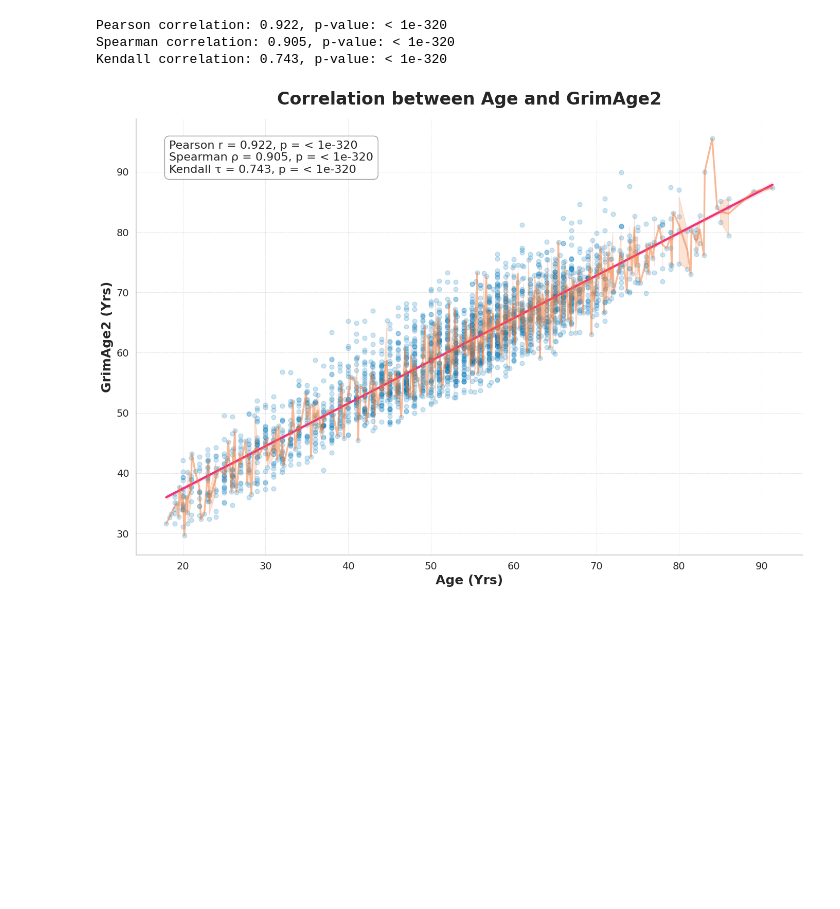
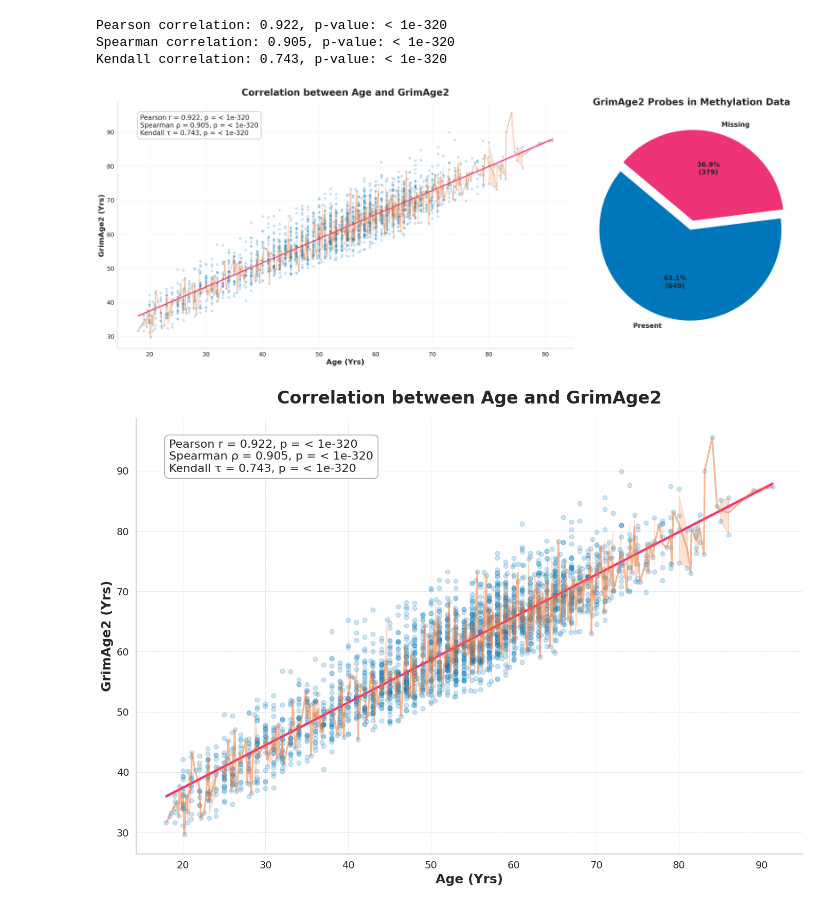
Before and after one commit to lowestprime/BP-DNAm_pub, a Jupyter notebook: Jupyter/BP-DNAm_pyaging_GrimAge2.ipynb, the cells around one changed output. Cells and saved outputs as stored; diff of their text form; code cells hidden in the pictures; blank space fills up the shorter version.

Commit message:
Update sample metadata and save missing CpGs, also addded better updated plots

```diff
--- a/Jupyter/BP-DNAm_pyaging_GrimAge2.ipynb
+++ b/Jupyter/BP-DNAm_pyaging_GrimAge2.ipynb
@@ -534,6 +534,76 @@ print(f"Kendall correlation: {kendall_corr:.3f}, p-value: {'< {:.0e}'.format(thr
 Pearson correlation: 0.922, p-value: < 1e-320
 Spearman correlation: 0.905, p-value: < 1e-320
 Kendall correlation: 0.743, p-value: < 1e-320
+# %%
+# Calculate the number and percentage of missing probes
+total_probes = len(grimage2_probes)
+missing_probes_count = len(grimage2_missing_features)
+missing_probes_percent = (missing_probes_count / total_probes) * 100
+
+# Set the theme and style for the plot
+sns.set_theme(style="whitegrid")
+
+# Create a figure with two subplots, giving more space to the main plot
+fig, ax = plt.subplots(1, 2, figsize=(30, 12), gridspec_kw={'width_ratios': [2, 1]})
+
+# First subplot: Correlation between Age and GrimAge2
+sns.regplot(
+    x=age_clean,
+    y=grimage2_clean,
+    ci=95,
+    scatter_kws={"s": 40, "alpha": 0.2, "color": colors[0]},  # Vivid Blue points with adjusted opacity
+    line_kws={"color": colors[1], "linewidth": 3, "alpha": 1},  # Vibrant Pink regression line, thicker and more opaque
+    ax=ax[0]
+)
+sns.lineplot(
+    x=age_clean,
+    y=grimage2_clean,
+    errorbar=('ci', 99),
+    lw=2.5,  # Increase line width for better visibility
+    color=colors[2],  # Bright Orange line plot
+    alpha=0.5,  # Increase opacity for confidence intervals
+    ax=ax[0]
+)
+ax[0].set_title('Correlation between Age and GrimAge2', fontsize=28, weight='bold', pad=20)
+ax[0].set_xlabel('Age (Yrs)', fontsize=22, weight='bold')
+ax[0].set_ylabel('GrimAge2 (Yrs)', fontsize=22, weight='bold')
+
+# Add legend with correlation statistics
+ax[0].text(0.05, 0.95, legend_text, ha='left', va='top', transform=ax[0].transAxes, fontsize=20,
+           bbox=dict(boxstyle="round,pad=0.4", edgecolor="gray", facecolor="white", alpha=0.8))
+
+# Customize ticks and grid
+ax[0].tick_params(axis='both', labelsize=18)
+ax[0].grid(visible=True, color='gray', linestyle='--', linewidth=0.5, alpha=0.3)
+sns.despine(ax=ax[0])
+
+# Second subplot: Missing GrimAge2 probes (Pie chart)
+labels = ['Present', 'Missing']
+sizes = [total_probes - missing_probes_count, missing_probes_count]
+colors = [colors[0], colors[1]]
+explode = (0.05, 0.05)  # Slightly explode the slices for better visibility
+
+ax[1].pie(
+    sizes,
+    labels=labels,
+    autopct=lambda p: f'{p:.1f}%\n({int(p * total_probes / 100):,})',
+    colors=colors,
+    startangle=140,
+    explode=explode,
+    textprops={'fontsize': 20, 'weight': 'bold'}
+)
+ax[1].set_title('GrimAge2 Probes in Methylation Data', fontsize=28, weight='bold', pad=20)
+
+# Adjust the plot margins
+plt.tight_layout()
+
+# Save the plot as an SVG file for high resolution
+plt.savefig('Age_vs_GrimAge2_Correlation_MissingProbes_Pie_Updated.svg', format='svg', dpi=4000, bbox_inches='tight')
+
+# Show the plot
+plt.show()
+# %% [output]
+[figure, added]
 # %%
 # Set the theme and style for the plot
 sns.set_theme(style="whitegrid")
```
Also changed, not shown: parts of 1 cell of this notebook, 3 other files.
